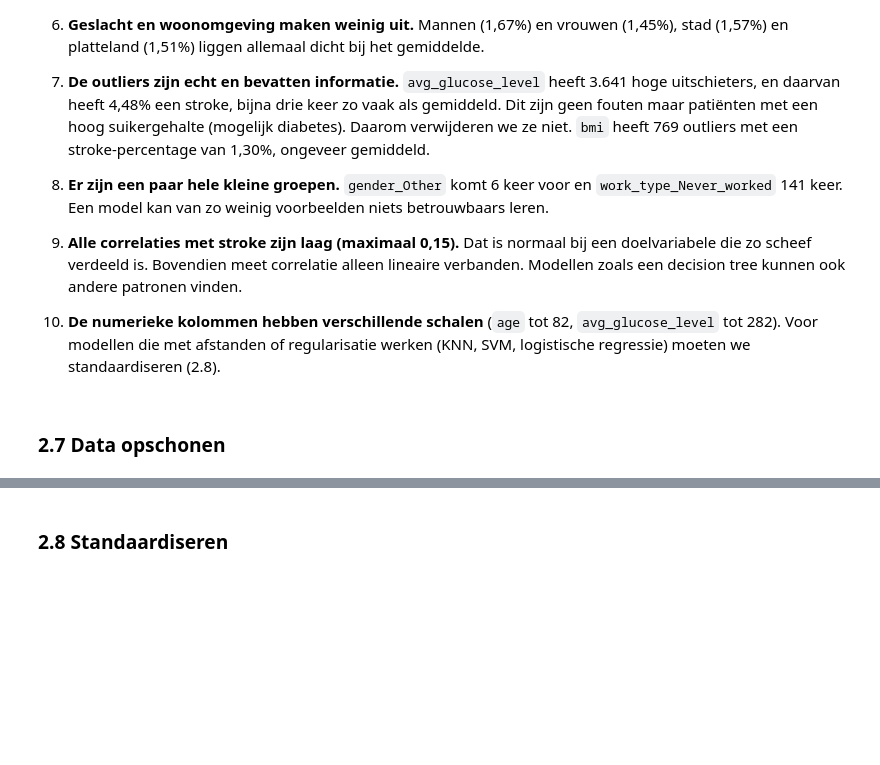
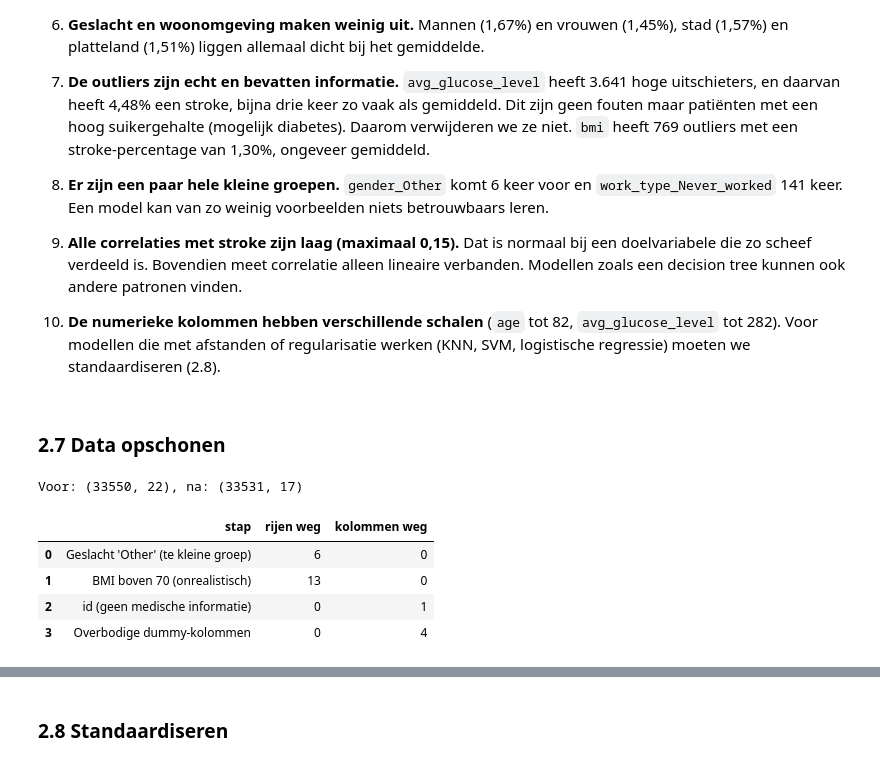
Before and after one commit to rabpie/26-27-Machine-Learning-groep-6, a Jupyter notebook: ML-Voorspel herseninfarct.ipynb, the cells around one changed output, grey strips where cells are left out. Drawn from its saved outputs; the diff is of its cells as text; code cells hidden in the pictures; blank space fills up the shorter version.

```diff
--- a/ML-Voorspel herseninfarct.ipynb
+++ b/ML-Voorspel herseninfarct.ipynb
@@ -486,0 +519,22 @@ plt.show()
+# %%
+cleaner = StrokeCleaner(data.train)
+cleaner.drop_rows(cleaner.df["gender_Other"],
+                  "Geslacht 'Other' (te kleine groep)")
+cleaner.drop_rows(cleaner.df["bmi"] > 70,
+                  "BMI boven 70 (onrealistisch)")
+cleaner.drop_columns(["id"], "id (geen medische informatie)")
+cleaner.drop_columns(["gender_Other", "gender_Female",
+                      "ever_married_No", "Residence_type_Rural"],
+                     "Overbodige dummy-kolommen")
+cleaner.bool_to_int()
+
+train_clean = cleaner.df
+print(f"Voor: {data.train.shape}, na: {train_clean.shape}")
+cleaner.summary()
+# %% [output]
+Voor: (33550, 22), na: (33531, 17)
+|  | stap | rijen weg | kolommen weg |
+| 0 | Geslacht 'Other' (te kleine groep) | 6 | 0 |
+| 1 | BMI boven 70 (onrealistisch) | 13 | 0 |
+| 2 | id (geen medische informatie) | 0 | 1 |
+| 3 | Overbodige dummy-kolommen | 0 | 4 |
```
Also changed, not shown: parts of 7 cells of this notebook.
